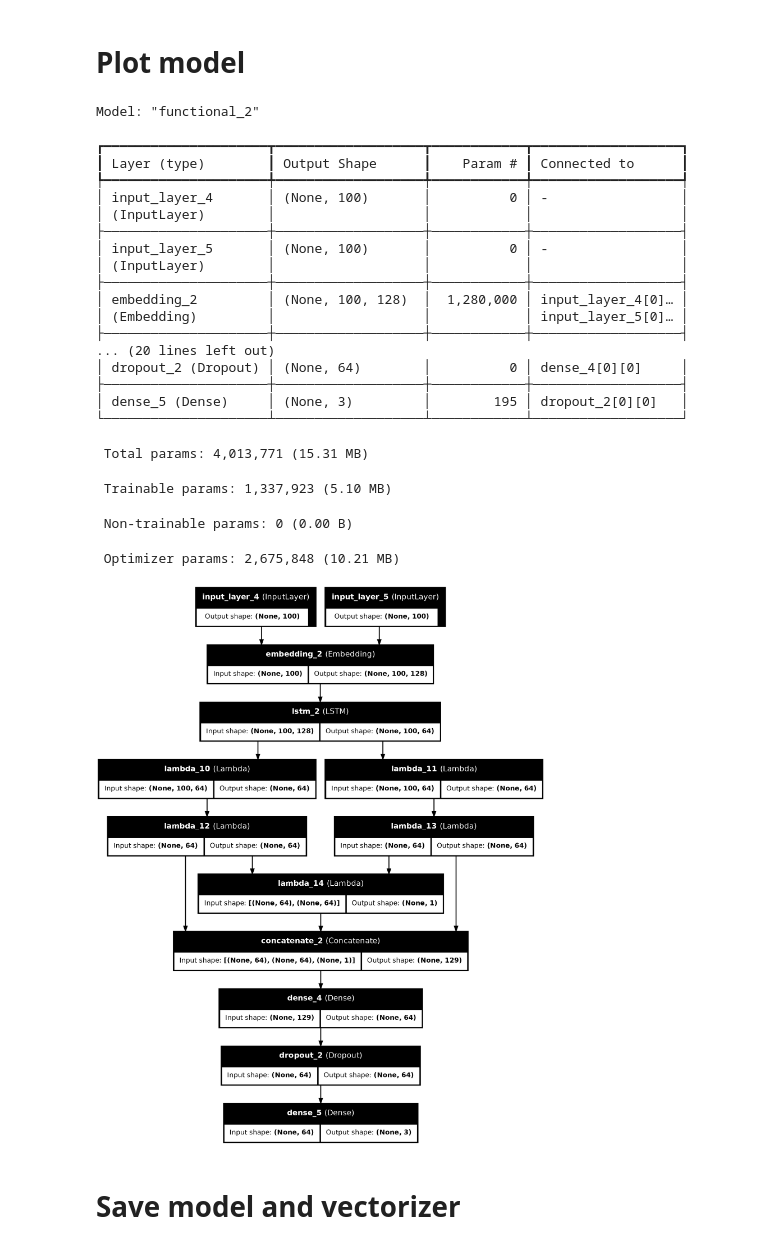
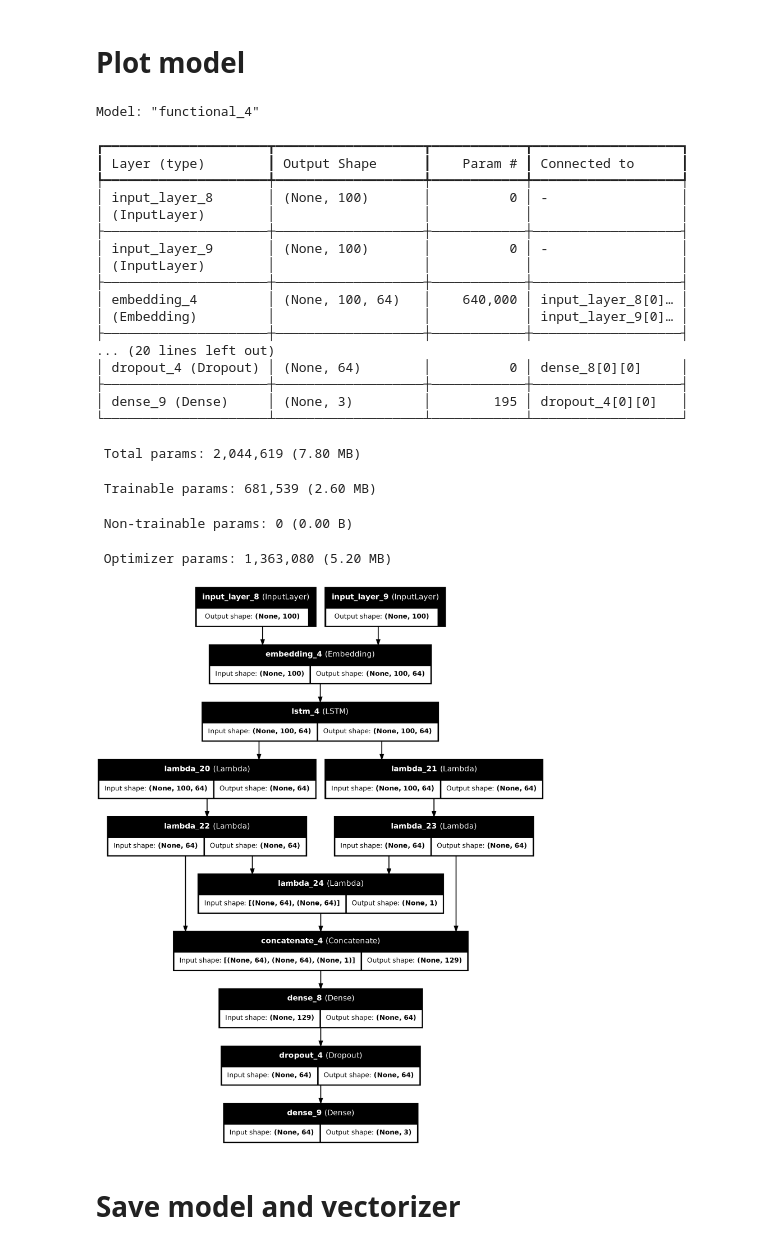
Before and after one commit to wojtek2288/resume-analysis, a Jupyter notebook: experiments/ranking/resume_ranking.ipynb, the cells around one changed output. Saved outputs shown, nothing was run; the diff lists cells and outputs as text; code cells hidden in the pictures.

```diff
--- a/experiments/ranking/resume_ranking.ipynb
+++ b/experiments/ranking/resume_ranking.ipynb
@@ -297,33 +345,33 @@ Gini: 0.8617609519590566
 # %% [markdown]
 # Plot model
 # %%
-model.summary()
+best_model.summary()
 
-plot_model(model, to_file=MODEL_IMG_FILENAME, show_shapes=True, show_layer_names=True)
+plot_model(best_model, to_file=MODEL_IMG_FILENAME, show_shapes=True, show_layer_names=True)
 # %% [output]
-Model: "functional_2"
+Model: "functional_4"
 ┏━━━━━━━━━━━━━━━━━━━━━┳━━━━━━━━━━━━━━━━━━━┳━━━━━━━━━━━━┳━━━━━━━━━━━━━━━━━━━┓
 ┃ Layer (type)        ┃ Output Shape      ┃    Param # ┃ Connected to      ┃
 ┡━━━━━━━━━━━━━━━━━━━━━╇━━━━━━━━━━━━━━━━━━━╇━━━━━━━━━━━━╇━━━━━━━━━━━━━━━━━━━┩
-│ input_layer_4       │ (None, 100)       │          0 │ -                 │
+│ input_layer_8       │ (None, 100)       │          0 │ -                 │
 │ (InputLayer)        │                   │            │                   │
 ├─────────────────────┼───────────────────┼────────────┼───────────────────┤
-│ input_layer_5       │ (None, 100)       │          0 │ -                 │
+│ input_layer_9       │ (None, 100)       │          0 │ -                 │
 │ (InputLayer)        │                   │            │                   │
 ├─────────────────────┼───────────────────┼────────────┼───────────────────┤
-│ embedding_2         │ (None, 100, 128)  │  1,280,000 │ input_layer_4[0]… │
-│ (Embedding)         │                   │            │ input_layer_5[0]… │
+│ embedding_4         │ (None, 100, 64)   │    640,000 │ input_layer_8[0]… │
+│ (Embedding)         │                   │            │ input_layer_9[0]… │
 ├─────────────────────┼───────────────────┼────────────┼───────────────────┤
 ... (20 lines left out)
-│ dropout_2 (Dropout) │ (None, 64)        │          0 │ dense_4[0][0]     │
+│ dropout_4 (Dropout) │ (None, 64)        │          0 │ dense_8[0][0]     │
 ├─────────────────────┼───────────────────┼────────────┼───────────────────┤
-│ dense_5 (Dense)     │ (None, 3)         │        195 │ dropout_2[0][0]   │
+│ dense_9 (Dense)     │ (None, 3)         │        195 │ dropout_4[0][0]   │
 └─────────────────────┴───────────────────┴────────────┴───────────────────┘
- Total params: 4,013,771 (15.31 MB)
+ Total params: 2,044,619 (7.80 MB)
- Trainable params: 1,337,923 (5.10 MB)
+ Trainable params: 681,539 (2.60 MB)
  Non-trainable params: 0 (0.00 B)
- Optimizer params: 2,675,848 (10.21 MB)
+ Optimizer params: 1,363,080 (5.20 MB)
-[figure, old version]
+[figure, new version]
 # %% [markdown]
 # Save model and vectorizer
 # %%
```
Also changed, not shown: parts of 9 cells of this notebook, 5 other files.
